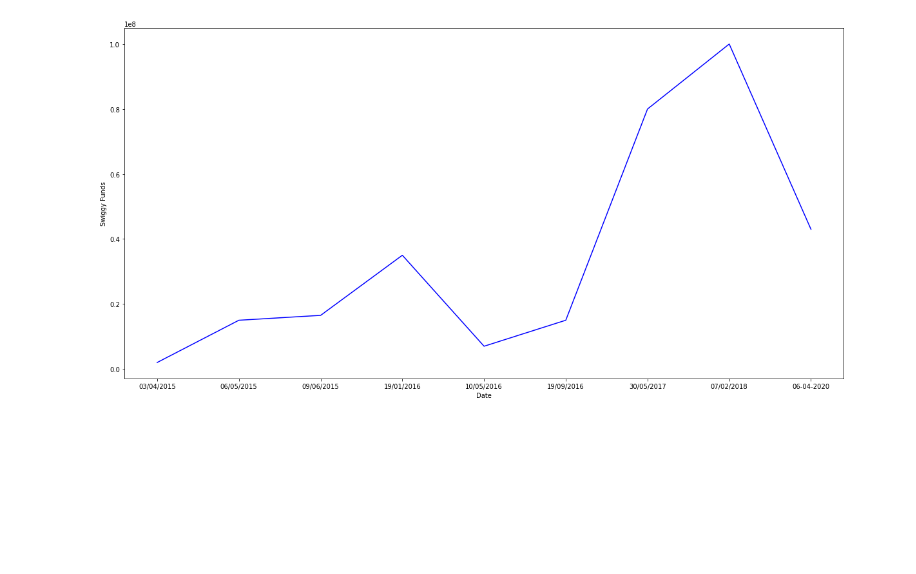
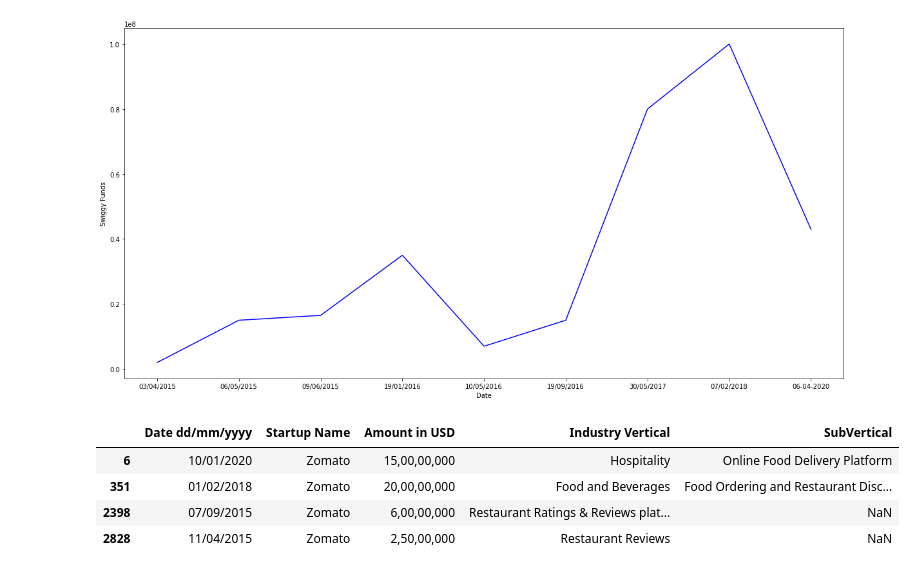
Before and after one commit to rahul9115/internship, a Jupyter notebook: analysis.ipynb, the cells around one changed output. Saved outputs shown, nothing was run; the diff lists cells and outputs as text; code cells hidden in the pictures; blank space fills up the shorter version.

```diff
--- a/analysis.ipynb
+++ b/analysis.ipynb
@@ -154,3 +166,14 @@ yo [2000000.0, 15000000.0, 16500000.0, 35000000.0, 7000000.0, 15000000.0, 800000
 43000000.0
 [2000000.0, 15000000.0, 16500000.0, 35000000.0, 7000000.0, 15000000.0, 80000000.0, 100000000.0, 43000000.0]
 [figure]
+# %%
+df=pd.read_csv('startup_funding.csv')
+df.dropna()
+cdf=df.loc[df['Startup Name']=='Zomato']
+cdf[['Date dd/mm/yyyy','Startup Name','Amount in USD','Industry Vertical','SubVertical']]
+# %% [output]
+|  | Date dd/mm/yyyy | Startup Name | Amount in USD | Industry Vertical | SubVertical |
+| 6 | 10/01/2020 | Zomato | 15,00,00,000 | Hospitality | Online Food Delivery Platform |
+| 351 | 01/02/2018 | Zomato | 20,00,00,000 | Food and Beverages | Food Ordering and Restaurant Disc... |
+| 2398 | 07/09/2015 | Zomato | 6,00,00,000 | Restaurant Ratings & Reviews plat... | NaN |
+| 2828 | 11/04/2015 | Zomato | 2,50,00,000 | Restaurant Reviews | NaN |
```
Also changed, not shown: parts of 7 cells of this notebook.
